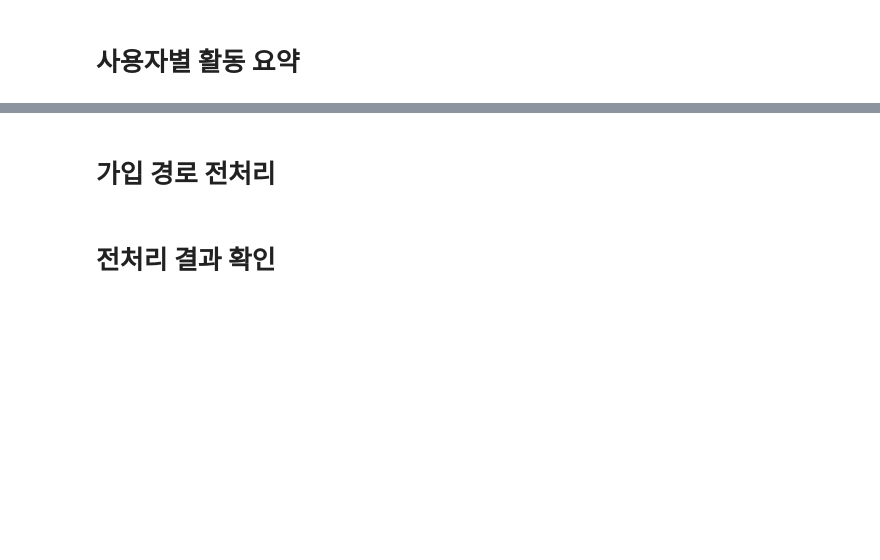
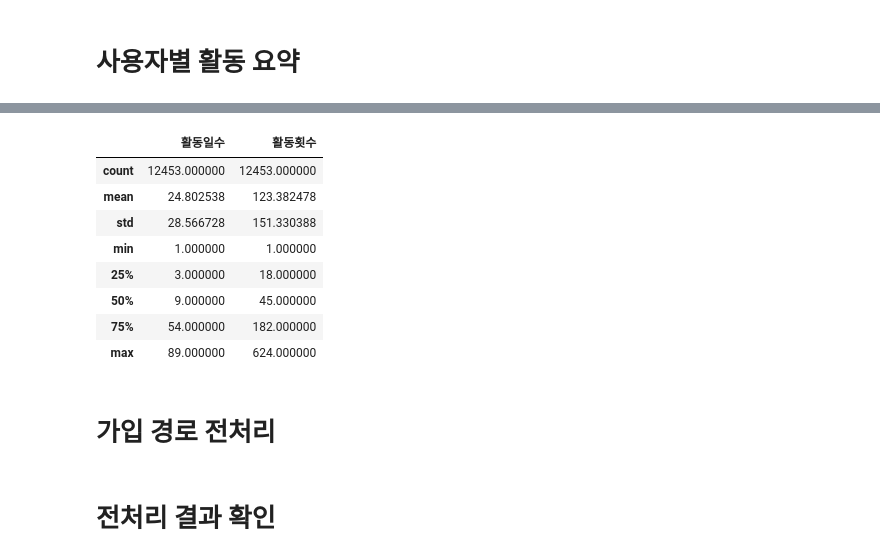
Before and after one commit to leegolem/Anti-Churn-Committee, a Jupyter notebook: notebooks/jeongsu/00preprocess.ipynb, the cells around one changed output, grey strips where cells are left out. Cells and saved outputs as stored; diff of their text form; code cells hidden in the pictures; blank space fills up the shorter version.

```diff
--- a/notebooks/jeongsu/00preprocess.ipynb
+++ b/notebooks/jeongsu/00preprocess.ipynb
@@ -513,3 +527,15 @@ display(user_activity_summary.head())
+# %%
+user_activity_summary[['활동일수', '활동횟수']].describe()
+# %% [output]
+|  | 활동일수 | 활동횟수 |
+| count | 12453.000000 | 12453.000000 |
+| mean | 24.802538 | 123.382478 |
+| std | 28.566728 | 151.330388 |
+| min | 1.000000 | 1.000000 |
+| 25% | 3.000000 | 18.000000 |
+| 50% | 9.000000 | 45.000000 |
+| 75% | 54.000000 | 182.000000 |
+| max | 89.000000 | 624.000000 |
 # %% [markdown]
 # 가입 경로 전처리
 # %%
```
Also changed, not shown: parts of 2 cells of this notebook, 1 other file.
